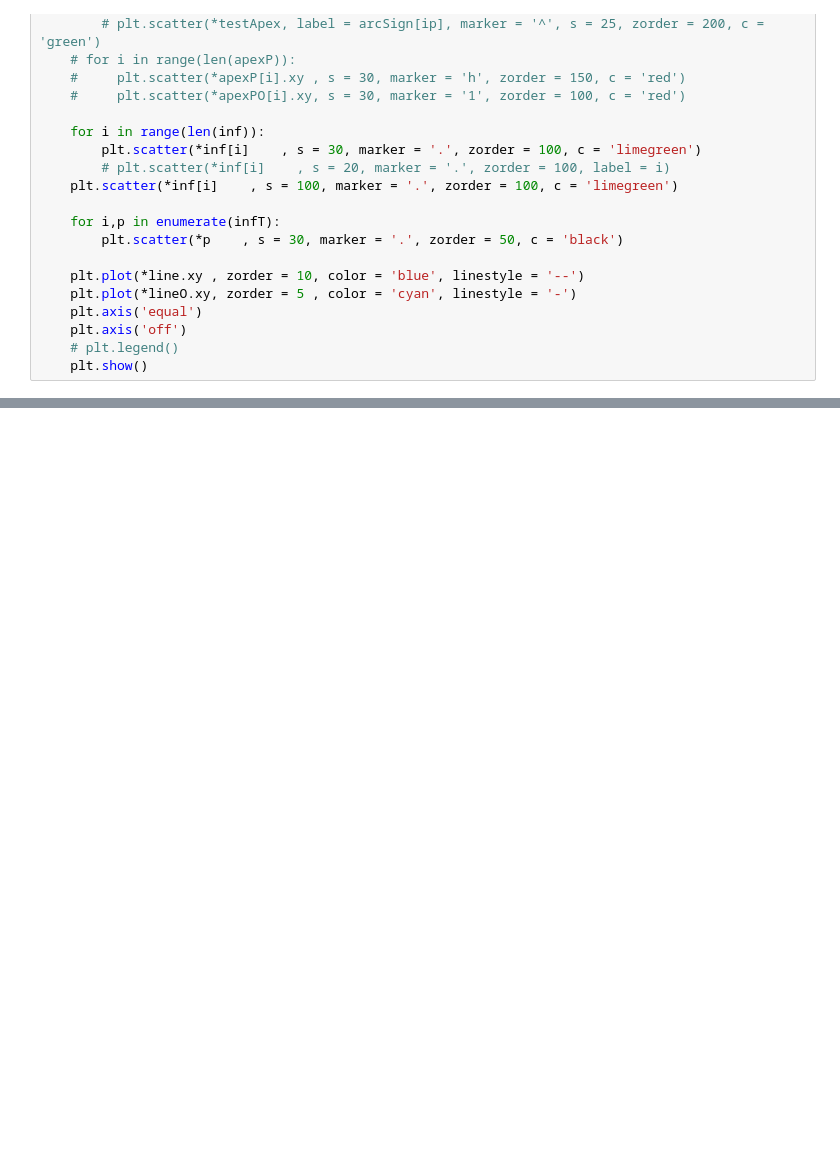
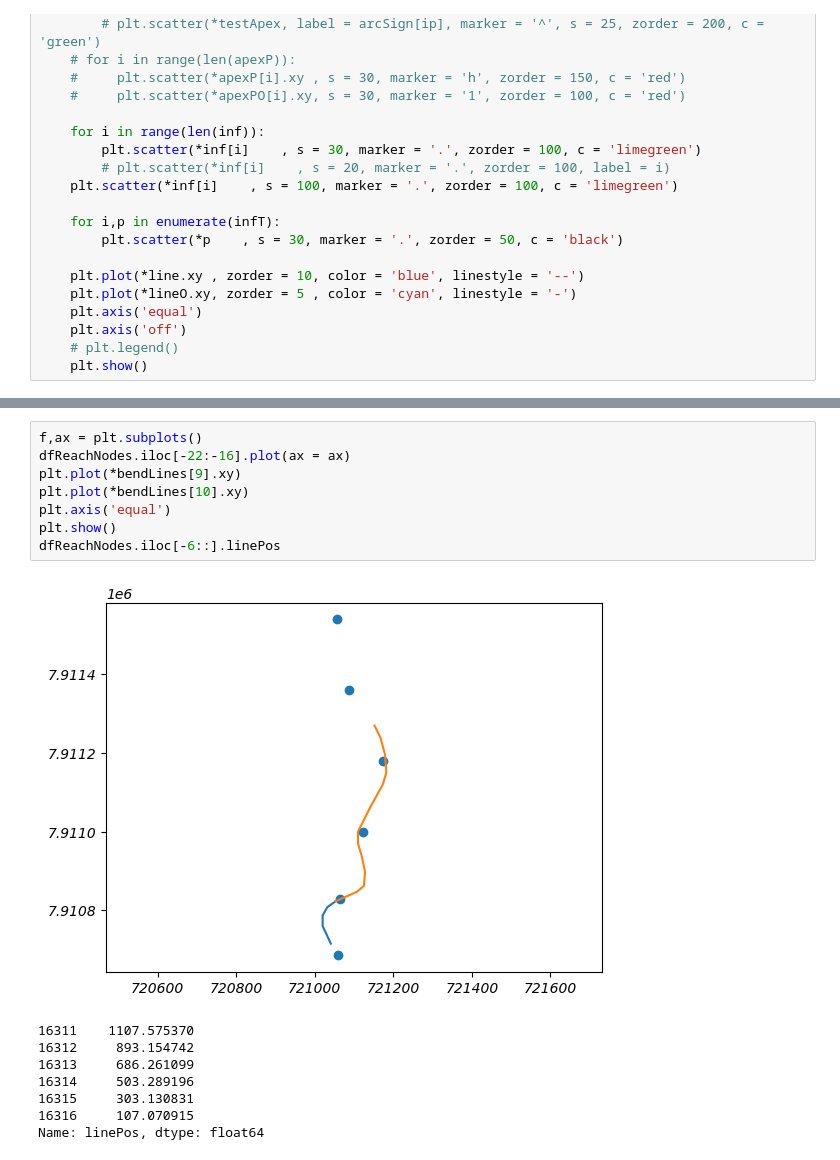
Before and after one commit to niekcde/river-confinement, a Jupyter notebook: test_inflectionPoint.ipynb, the cells around one changed output, grey strips where cells are left out. Saved outputs shown, nothing was run; the diff lists cells and outputs as text; blank space fills up the shorter version.

```diff
--- a/test_inflectionPoint.ipynb
+++ b/test_inflectionPoint.ipynb
@@ -296,0 +223,17 @@ Huber Mean: 12.00000065480583
+# %%
+f,ax = plt.subplots()
+dfReachNodes.iloc[-22:-16].plot(ax = ax)
+plt.plot(*bendLines[9].xy)
+plt.plot(*bendLines[10].xy)
+plt.axis('equal')
+plt.show()
+dfReachNodes.iloc[-6::].linePos
+# %% [output]
+[figure, added]
+16311    1107.575370
+16312     893.154742
+16313     686.261099
+16314     503.289196
+16315     303.130831
+16316     107.070915
+Name: linePos, dtype: float64
```
Also changed, not shown: parts of 24 cells of this notebook, 16 other files.
